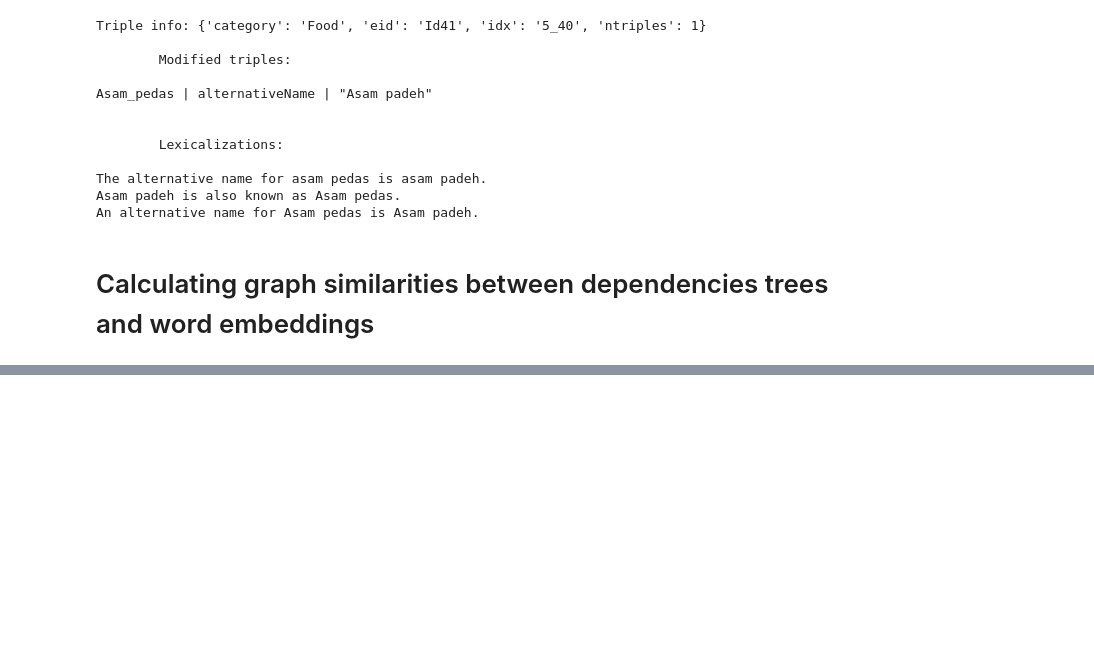
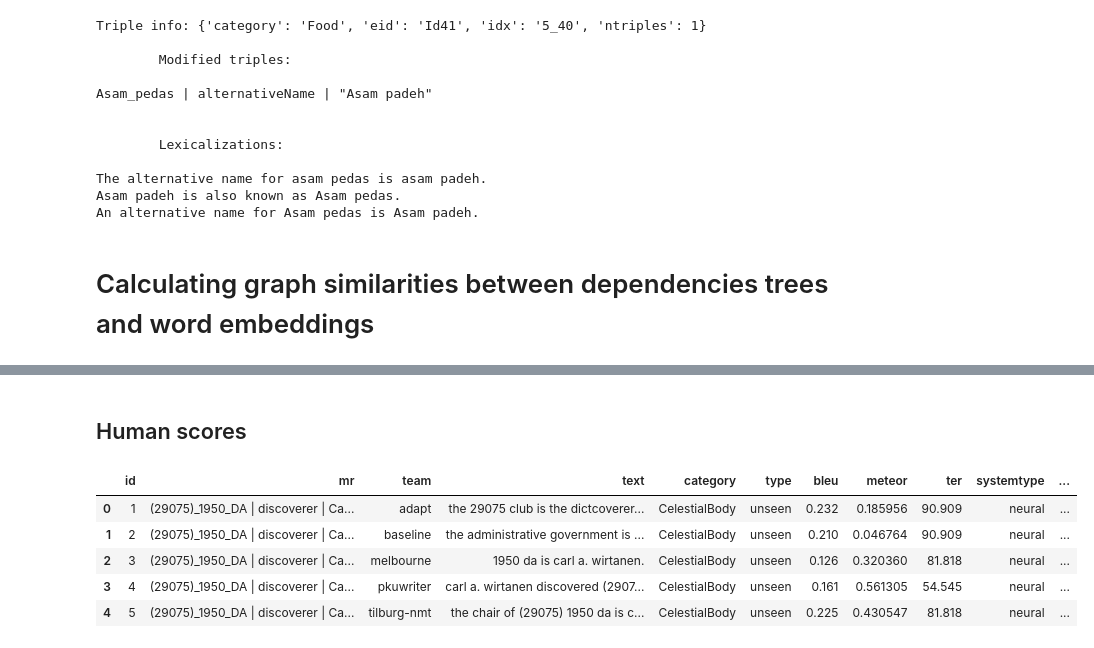
Before and after one commit to abevieiramota/challenge-webnlg, a Jupyter notebook: notebook/9 - Syntactic dependency text similarity.ipynb, the cells around one changed output, grey strips where cells are left out. Drawn from its saved outputs; the diff is of its cells as text; code cells hidden in the pictures; blank space fills up the shorter version.

```diff
--- a/notebook/9 - Syntactic dependency text similarity.ipynb
+++ b/notebook/9 - Syntactic dependency text similarity.ipynb
@@ -206,0 +381,13 @@ Std: 3.4053955307056554
+# %% [markdown]
+## Human scores
+# %%
+human_scores = pd.read_csv('../data/webnlg2017/webnlg-human-evaluation-master/all_data_final_averaged.csv')
+
+human_scores.head()
+# %% [output]
+|  | id | mr | team | text | category | type | bleu | meteor | ter | systemtype | ... |
+| 0 | 1 | (29075)_1950_DA | discoverer | Ca... | adapt | the 29075 club is the dictcoverer... | CelestialBody | unseen | 0.232 | 0.185956 | 90.909 | neural | ... |
+| 1 | 2 | (29075)_1950_DA | discoverer | Ca... | baseline | the administrative government is ... | CelestialBody | unseen | 0.210 | 0.046764 | 90.909 | neural | ... |
+| 2 | 3 | (29075)_1950_DA | discoverer | Ca... | melbourne | 1950 da is carl a. wirtanen. | CelestialBody | unseen | 0.126 | 0.320360 | 81.818 | neural | ... |
+| 3 | 4 | (29075)_1950_DA | discoverer | Ca... | pkuwriter | carl a. wirtanen discovered (2907... | CelestialBody | unseen | 0.161 | 0.561305 | 54.545 | neural | ... |
+| 4 | 5 | (29075)_1950_DA | discoverer | Ca... | tilburg-nmt | the chair of (29075) 1950 da is c... | CelestialBody | unseen | 0.225 | 0.430547 | 81.818 | neural | ... |
```
Also changed, not shown: parts of 26 cells of this notebook, 1 other file.
